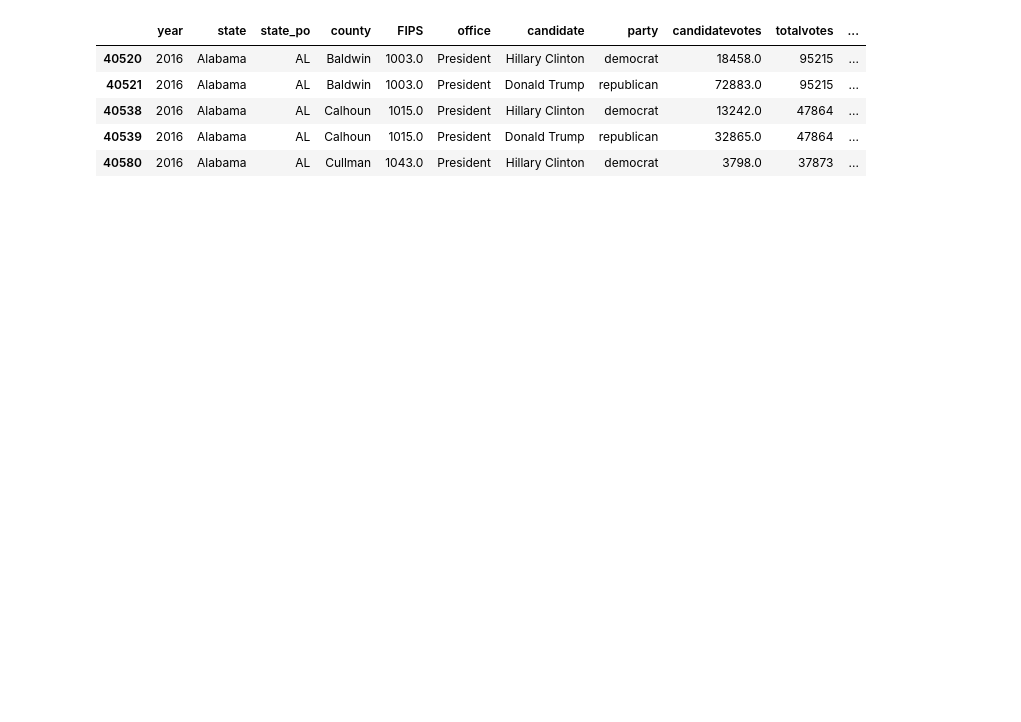
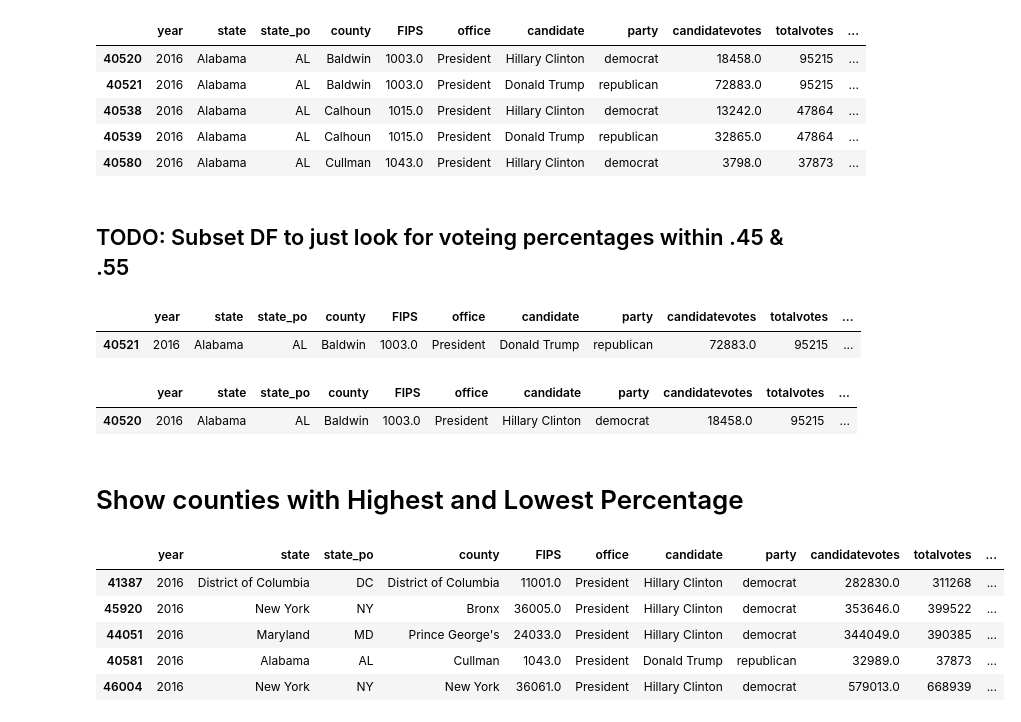
Before and after one commit to VallieTracy/Pres-Election-Partisan-Breakdown, a Jupyter notebook: Liz-nb.ipynb, the cells around one changed output. Drawn from its saved outputs; the diff is of its cells as text; code cells hidden in the pictures; blank space fills up the shorter version.

```diff
--- a/Liz-nb.ipynb
+++ b/Liz-nb.ipynb
@@ -106,9 +87,35 @@ highest_tot_votes.head()
 | 40538 | 2016 | Alabama | AL | Calhoun | 1015.0 | President | Hillary Clinton | democrat | 13242.0 | 47864 | ... |
 | 40539 | 2016 | Alabama | AL | Calhoun | 1015.0 | President | Donald Trump | republican | 32865.0 | 47864 | ... |
 | 40580 | 2016 | Alabama | AL | Cullman | 1043.0 | President | Hillary Clinton | democrat | 3798.0 | 37873 | ... |
+# %% [markdown]
+## TODO: Subset DF to just look for voteing percentages within .45 & .55
+# %%
+# Show counties who were close in results
+
+even = highest_tot_votes[highest_tot_votes['percent'] > .45] #& (highest_tot_votes[highest_tot_votes['percent'] < .56)]
+#current_cases_MN = cases[(cases['state'] == 'Minnesota') | (cases['state'] == 'Iowa') | (cases['state'] == 'South Dakota')]
+even.head(1)
+# %% [output]
+|  | year | state | state_po | county | FIPS | office | candidate | party | candidatevotes | totalvotes | ... |
+| 40521 | 2016 | Alabama | AL | Baldwin | 1003.0 | President | Donald Trump | republican | 72883.0 | 95215 | ... |
+# %%
+even = highest_tot_votes[highest_tot_votes['percent'] < .56]
+even.head(1)
+# %% [output]
+|  | year | state | state_po | county | FIPS | office | candidate | party | candidatevotes | totalvotes | ... |
+| 40520 | 2016 | Alabama | AL | Baldwin | 1003.0 | President | Hillary Clinton | democrat | 18458.0 | 95215 | ... |
+# %% [markdown]
+# Show counties with Highest and Lowest Percentage
 # %%
 # Sort by highest percentage.
 
 sorted_= highest_tot_votes.sort_values(by=['percent'], ascending =False)
-sorted_.head(40)
+sorted_.head(5)
+# %% [output]
+|  | year | state | state_po | county | FIPS | office | candidate | party | candidatevotes | totalvotes | ... |
+| 41387 | 2016 | District of Columbia | DC | District of Columbia | 11001.0 | President | Hillary Clinton | democrat | 282830.0 | 311268 | ... |
+| 45920 | 2016 | New York | NY | Bronx | 36005.0 | President | Hillary Clinton | democrat | 353646.0 | 399522 | ... |
+| 44051 | 2016 | Maryland | MD | Prince George's | 24033.0 | President | Hillary Clinton | democrat | 344049.0 | 390385 | ... |
+| 40581 | 2016 | Alabama | AL | Cullman | 1043.0 | President | Donald Trump | republican | 32989.0 | 37873 | ... |
+| 46004 | 2016 | New York | NY | New York | 36061.0 | President | Hillary Clinton | democrat | 579013.0 | 668939 | ... |
 # %%
```
Also changed, not shown: parts of 16 cells of this notebook.
